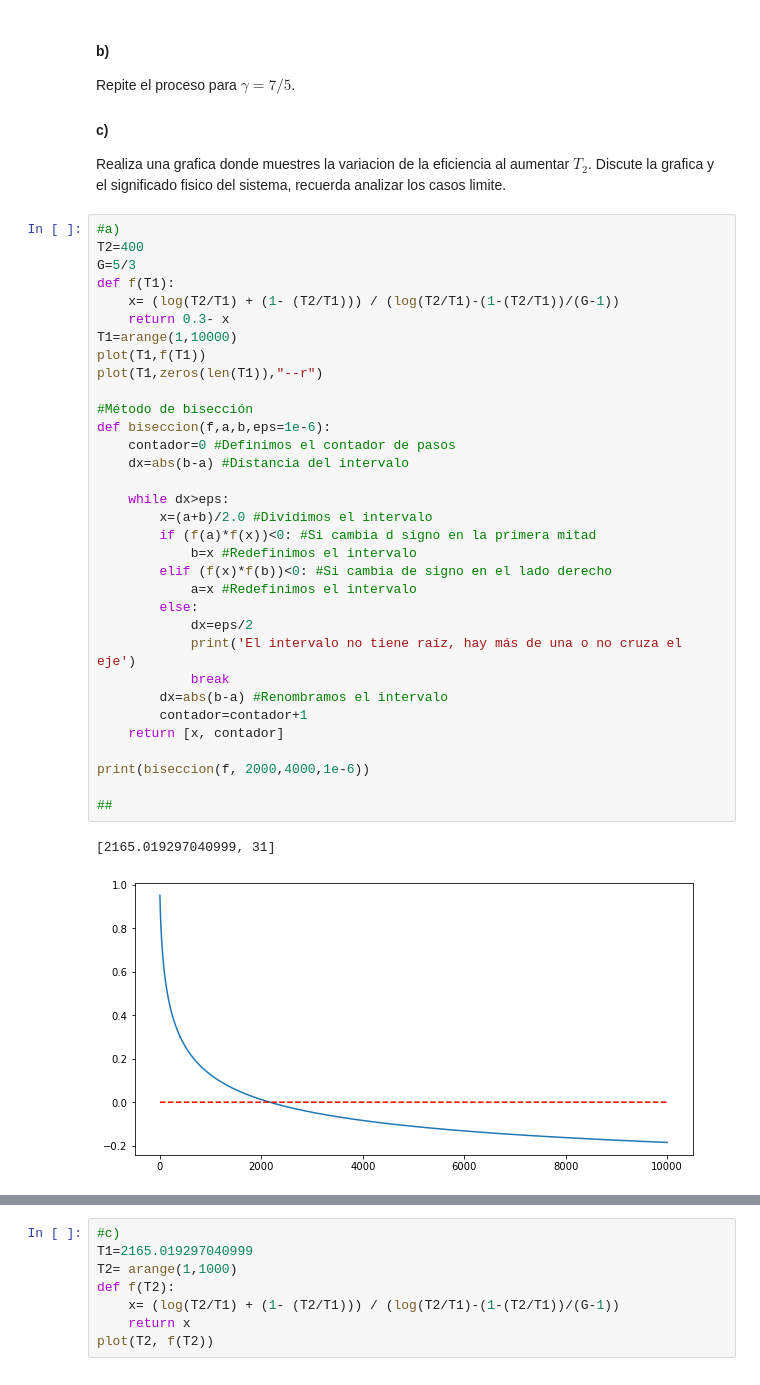
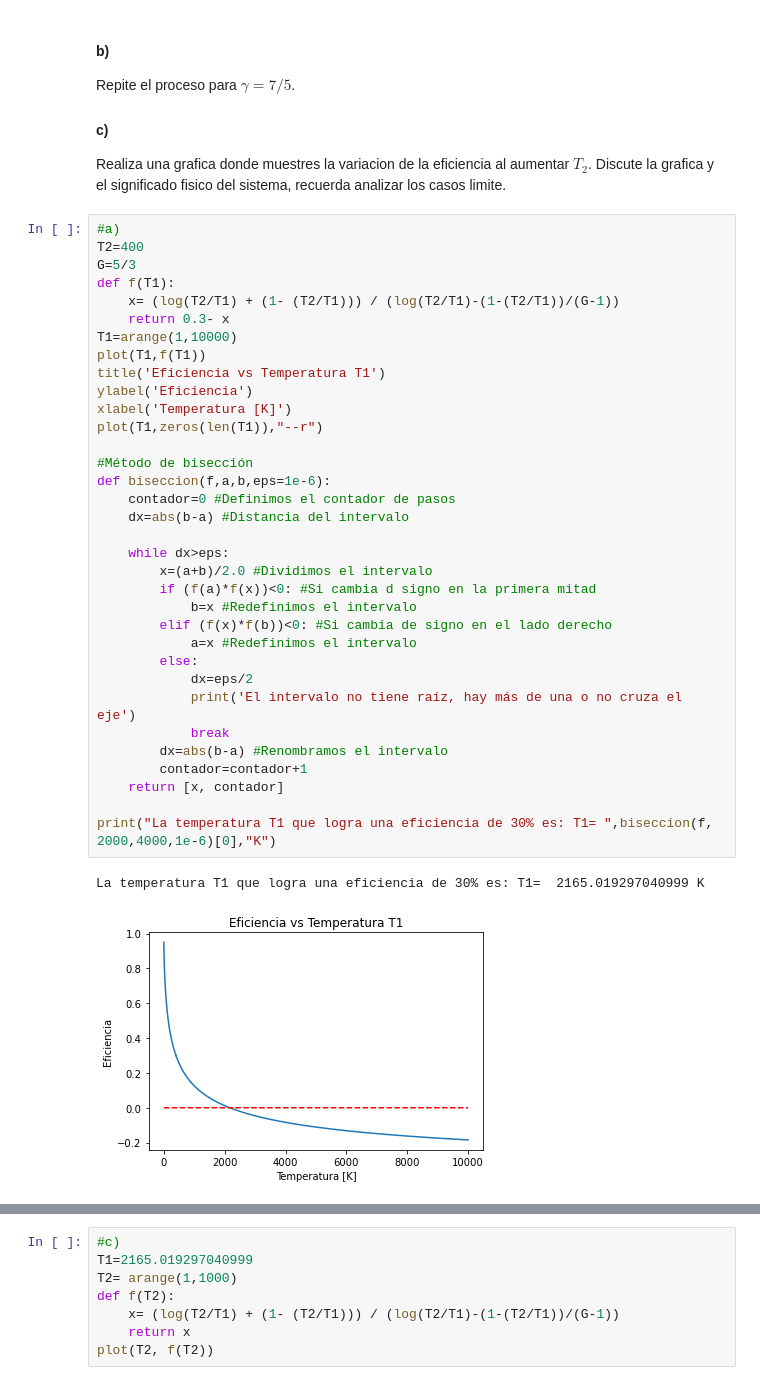
Before and after one commit to AndresAVargas/Fisica_Computacional, a Jupyter notebook: Practicas/Practica2.ipynb, the cells around one changed output, grey strips where cells are left out. Drawn from its saved outputs; the diff is of its cells as text.

```diff
--- a/Practicas/Practica2.ipynb
+++ b/Practicas/Practica2.ipynb
@@ -149,35 +174,36 @@ Realiza una grafica donde muestres la variacion de la eficiencia al aumentar $T_
 #a)
 T2=400
 G=5/3
 def f(T1):
     x= (log(T2/T1) + (1- (T2/T1))) / (log(T2/T1)-(1-(T2/T1))/(G-1))
     return 0.3- x
 T1=arange(1,10000)
 plot(T1,f(T1))
+title('Eficiencia vs Temperatura T1')
+ylabel('Eficiencia')
+xlabel('Temperatura [K]')
 plot(T1,zeros(len(T1)),"--r")
 
 #Método de bisección
 def biseccion(f,a,b,eps=1e-6):
     contador=0 #Definimos el contador de pasos
     dx=abs(b-a) #Distancia del intervalo
 
     while dx>eps:
         x=(a+b)/2.0 #Dividimos el intervalo
         if (f(a)*f(x))<0: #Si cambia d signo en la primera mitad
             b=x #Redefinimos el intervalo
         elif (f(x)*f(b))<0: #Si cambia de signo en el lado derecho
             a=x #Redefinimos el intervalo
         else:
             dx=eps/2
             print('El intervalo no tiene raíz, hay más de una o no cruza el eje')
             break
         dx=abs(b-a) #Renombramos el intervalo
         contador=contador+1
     return [x, contador]
 
-print(biseccion(f, 2000,4000,1e-6))
-
-##
+print("La temperatura T1 que logra una eficiencia de 30% es: T1= ",biseccion(f, 2000,4000,1e-6)[0],"K")
 # %% [output]
-[2165.019297040999, 31]
+La temperatura T1 que logra una eficiencia de 30% es: T1=  2165.019297040999 K
-[figure, old version]
+[figure, new version]
```
Also changed, not shown: parts of 4 cells of this notebook.
